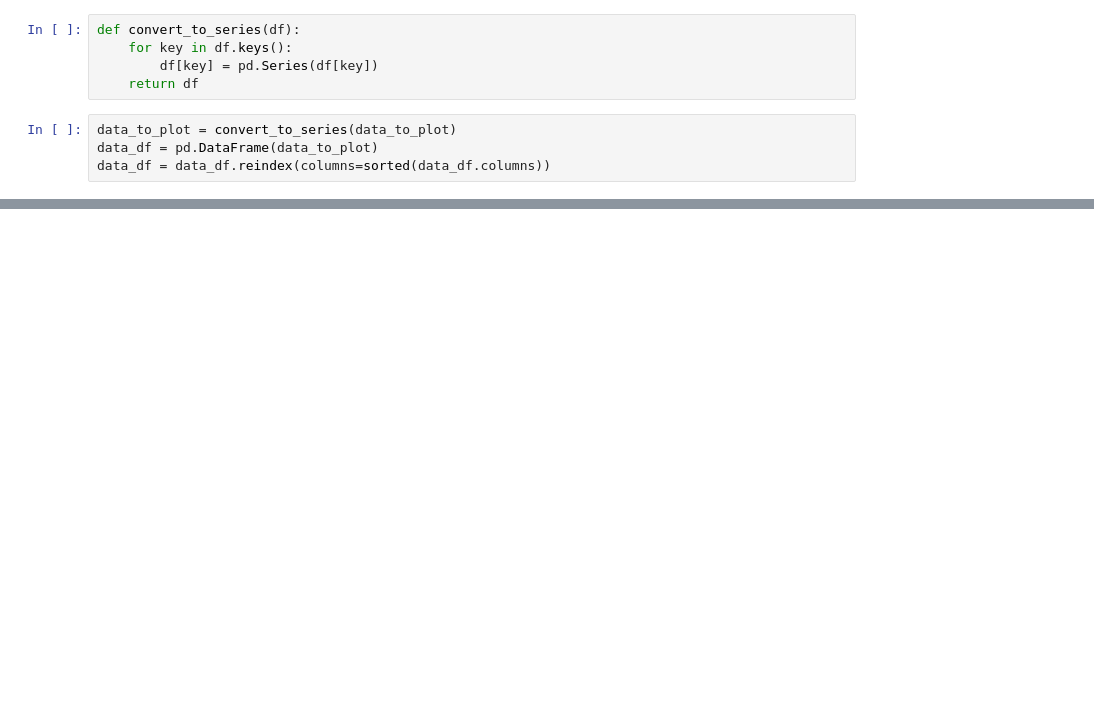
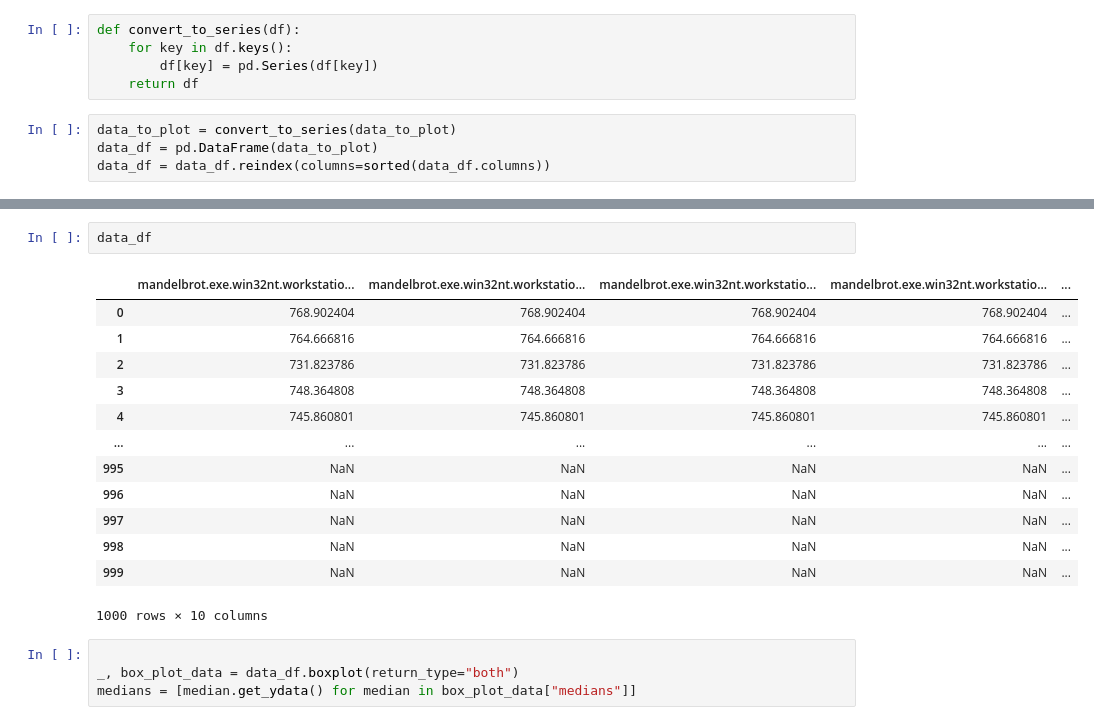
Before and after one commit to KuskIV/BDEnergy, a Jupyter notebook: analytics/different-count-analysis.ipynb, the cells around one changed output, grey strips where cells are left out. Drawn from its saved outputs; the diff is of its cells as text; blank space fills up the shorter version.

```diff
--- a/analytics/different-count-analysis.ipynb
+++ b/analytics/different-count-analysis.ipynb
@@ -274,0 +286,20 @@ Duration of Test Case
+# %%
+data_df
+# %% [output]
+|  | mandelbrot.exe.win32nt.workstatio... | mandelbrot.exe.win32nt.workstatio... | mandelbrot.exe.win32nt.workstatio... | mandelbrot.exe.win32nt.workstatio... | ... |
+| 0 | 768.902404 | 768.902404 | 768.902404 | 768.902404 | ... |
+| 1 | 764.666816 | 764.666816 | 764.666816 | 764.666816 | ... |
+| 2 | 731.823786 | 731.823786 | 731.823786 | 731.823786 | ... |
+| 3 | 748.364808 | 748.364808 | 748.364808 | 748.364808 | ... |
+| 4 | 745.860801 | 745.860801 | 745.860801 | 745.860801 | ... |
+| ... | ... | ... | ... | ... | ... |
+| 995 | NaN | NaN | NaN | NaN | ... |
+| 996 | NaN | NaN | NaN | NaN | ... |
+| 997 | NaN | NaN | NaN | NaN | ... |
+| 998 | NaN | NaN | NaN | NaN | ... |
+| 999 | NaN | NaN | NaN | NaN | ... |
+1000 rows × 10 columns
+# %%
+
+_, box_plot_data = data_df.boxplot(return_type="both")
+medians = [median.get_ydata() for median in box_plot_data["medians"]]
```
Also changed, not shown: parts of 9 cells of this notebook, 52 other files.
